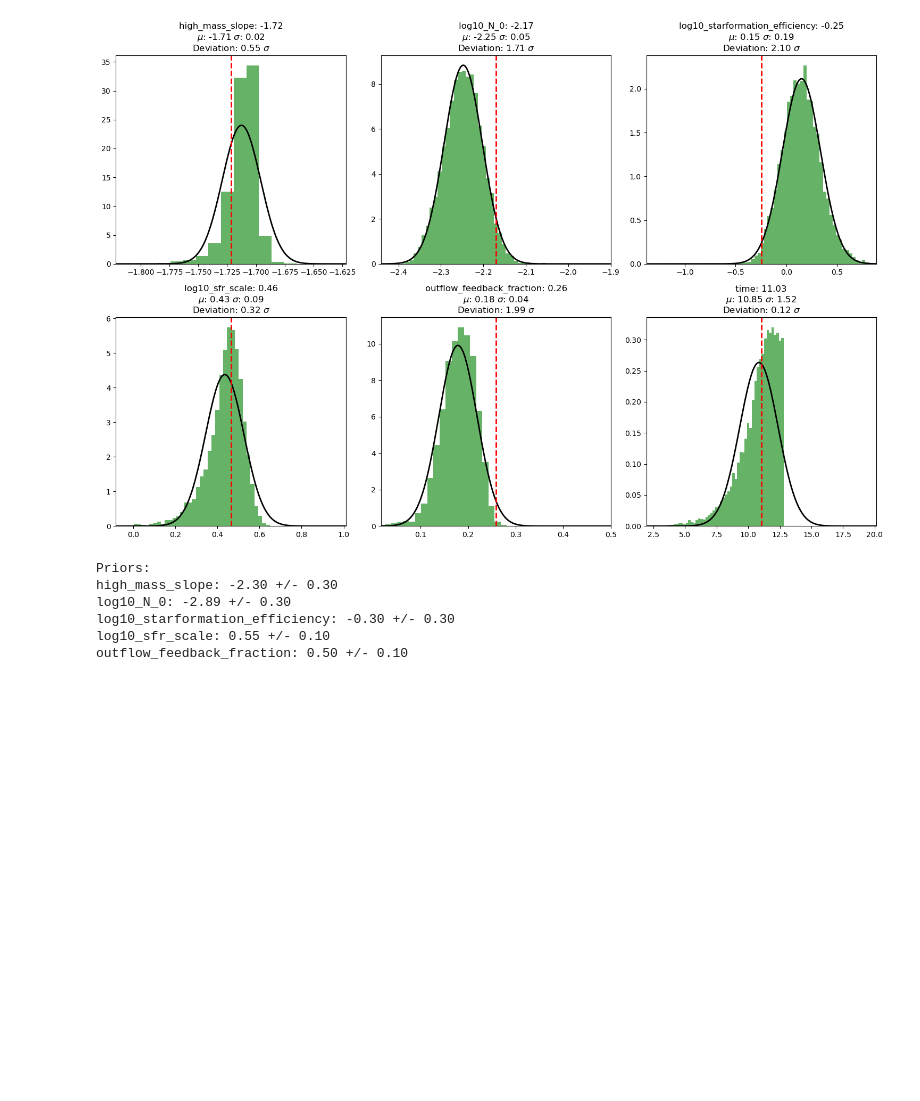
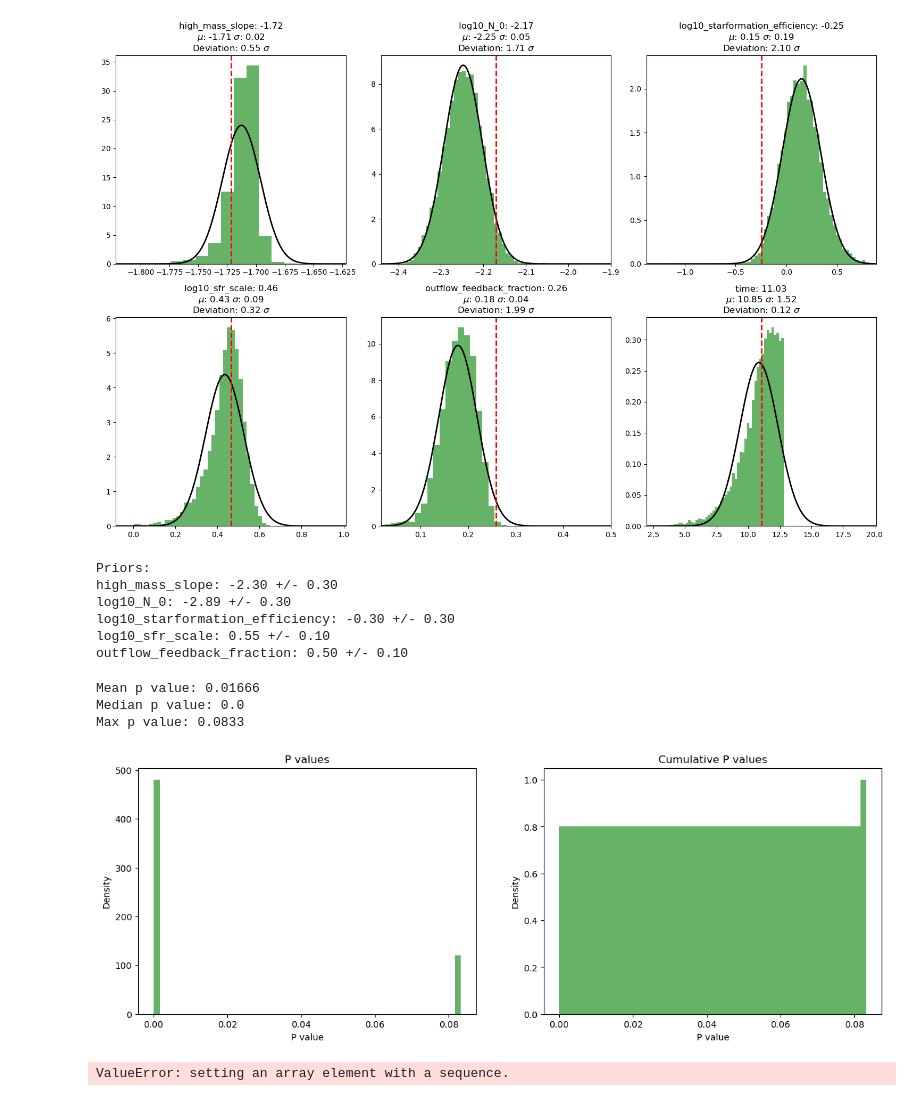
Before and after one commit to bGuenes/sbi_chemical_abundances, a Jupyter notebook: sbi_chempy_data.ipynb, the cells around one changed output. Cells and saved outputs as stored; diff of their text form; code cells hidden in the pictures; blank space fills up the shorter version.

```diff
--- a/sbi_chempy_data.ipynb
+++ b/sbi_chempy_data.ipynb
@@ -169,3 +169,46 @@ log10_N_0: -2.89 +/- 0.30
 log10_starformation_efficiency: -0.30 +/- 0.30
 log10_sfr_scale: 0.55 +/- 0.10
 outflow_feedback_fraction: 0.50 +/- 0.10
+# %%
+# calculate the p value for the validation points
+p_values = np.zeros(len(val_x[0:5]))
+for i in range(p_values.size):
+    x = val_x[i]
+    y = val_y[i]
+    posterior_samples = posterior.sample((10000,), x=y)
+    p_values[i] = np.sum(np.all(posterior_samples.numpy() < x.numpy(), axis=1)) / 10000
+
+print(f'Mean p value: {p_values.mean()}')
+print(f'Median p value: {np.median(p_values)}')
+print(f'Max p value: {p_values.max()}')
+
+fig, ax = plt.subplots(1, 2, figsize=(15, 5))
+
+ax[0].hist(p_values, bins=50, density=True, alpha=0.6, color='g')
+ax[0].set_title('P values')
+ax[0].set_xlabel('P value')
+ax[0].set_ylabel('Density')
+
+ax[1].hist(p_values, bins=50, density=True, alpha=0.6, color='g', cumulative=True)
+ax[1].set_title('Cumulative P values')
+ax[1].set_xlabel('P value')
+ax[1].set_ylabel('Density')
+
+plt.show()
+# %% [output]
+Mean p value: 0.01666
+Median p value: 0.0
+Max p value: 0.0833
+[figure, added]
+# %%
+from scipy.stats import ttest_ind
+
+# calculate the t value for the validation points
+t_values = np.zeros(len(val_x[0:1]))
+for i in range(t_values.size):
+    x = val_x[i]
+    y = val_y[i]
+    posterior_samples = posterior.sample((10000,), x=y)
+    t_values[i] = ttest_ind(posterior_samples.numpy(), x.numpy())
+# %% [output]
+ValueError: setting an array element with a sequence.
```
Also changed, not shown: parts of 5 cells of this notebook, 2 other files.
